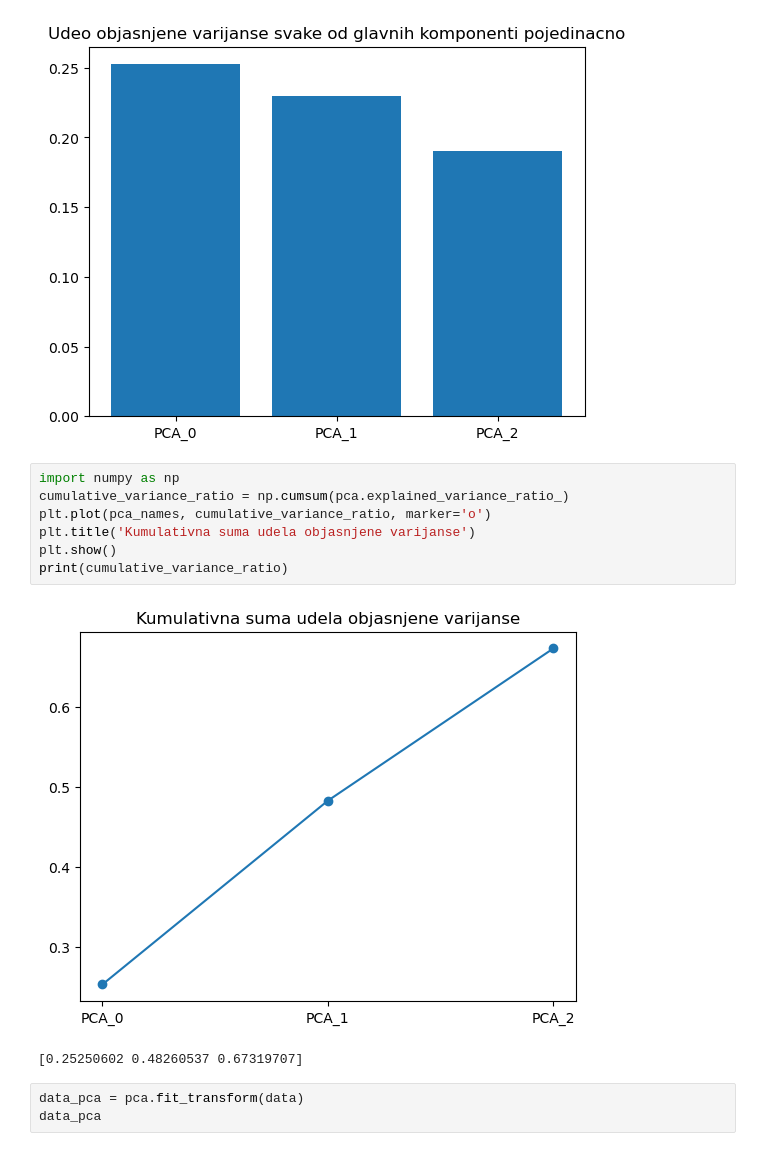
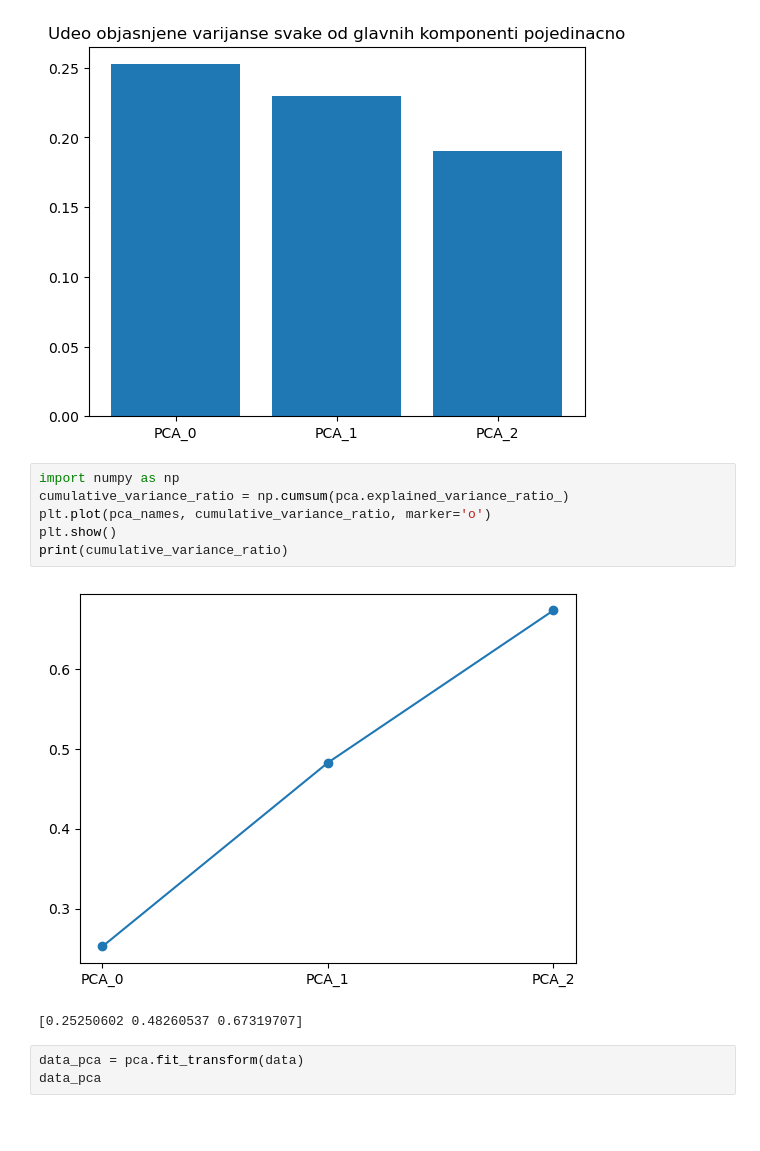
Before and after one commit to MATF-istrazivanje-podataka-1/2023_Data_Mining_Internet_Firewall_Dataset, a Jupyter notebook: preprocessing/PCA.ipynb, the cells around one changed output. Saved outputs shown, nothing was run; the diff lists cells and outputs as text; blank space fills up the shorter version.

```diff
--- a/preprocessing/PCA.ipynb
+++ b/preprocessing/PCA.ipynb
@@ -56,12 +56,11 @@ plt.show()
 # %%
 import numpy as np
 cumulative_variance_ratio = np.cumsum(pca.explained_variance_ratio_)
 plt.plot(pca_names, cumulative_variance_ratio, marker='o')
-plt.title('Kumulativna suma udela objasnjene varijanse')
 plt.show()
 print(cumulative_variance_ratio)
 # %% [output]
-[figure, old version]
+[figure, new version]
 [0.25250602 0.48260537 0.67319707]
 # %%
 data_pca = pca.fit_transform(data)
```
Also changed, not shown: parts of 1 cell of this notebook, 1 other file.
